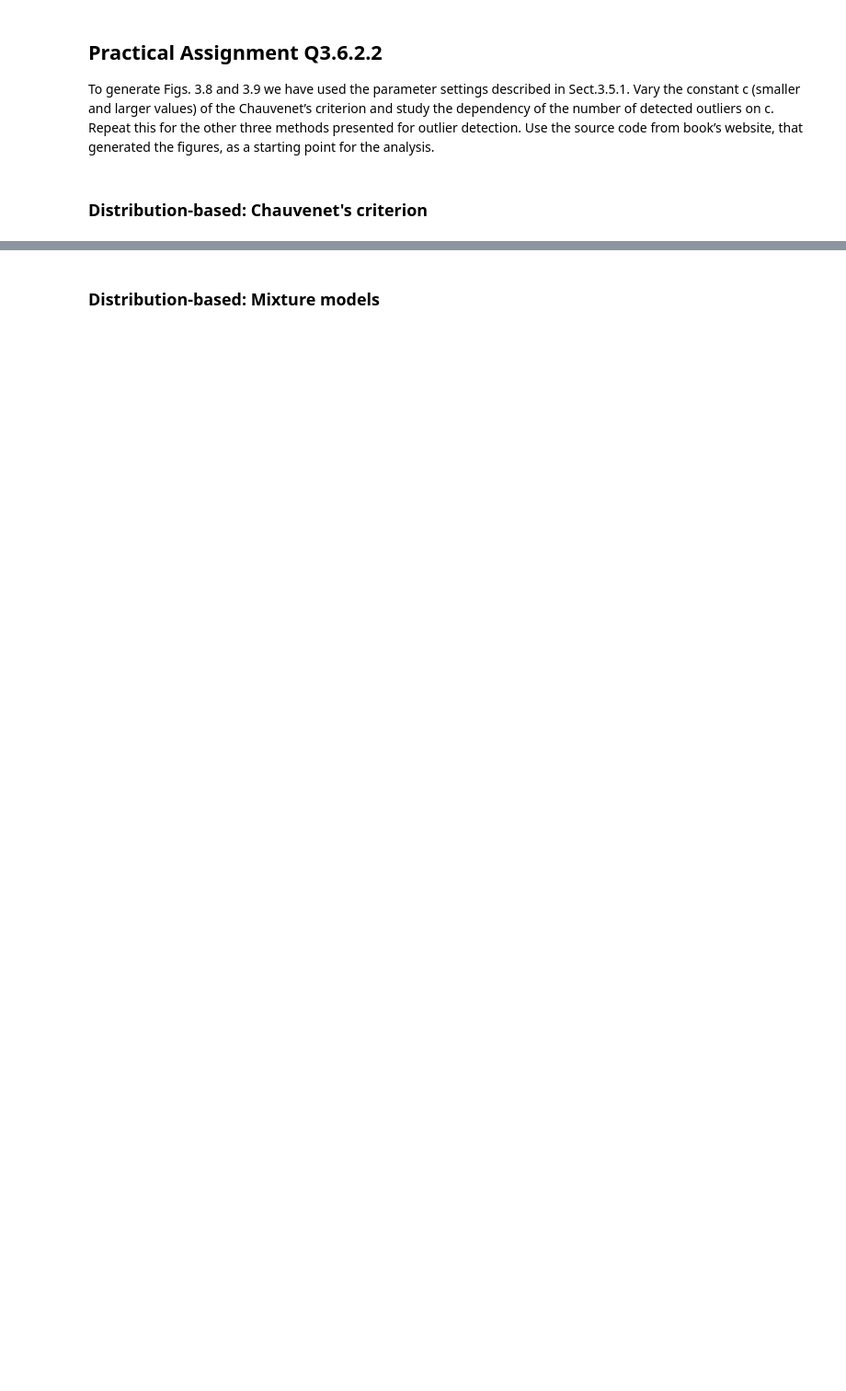
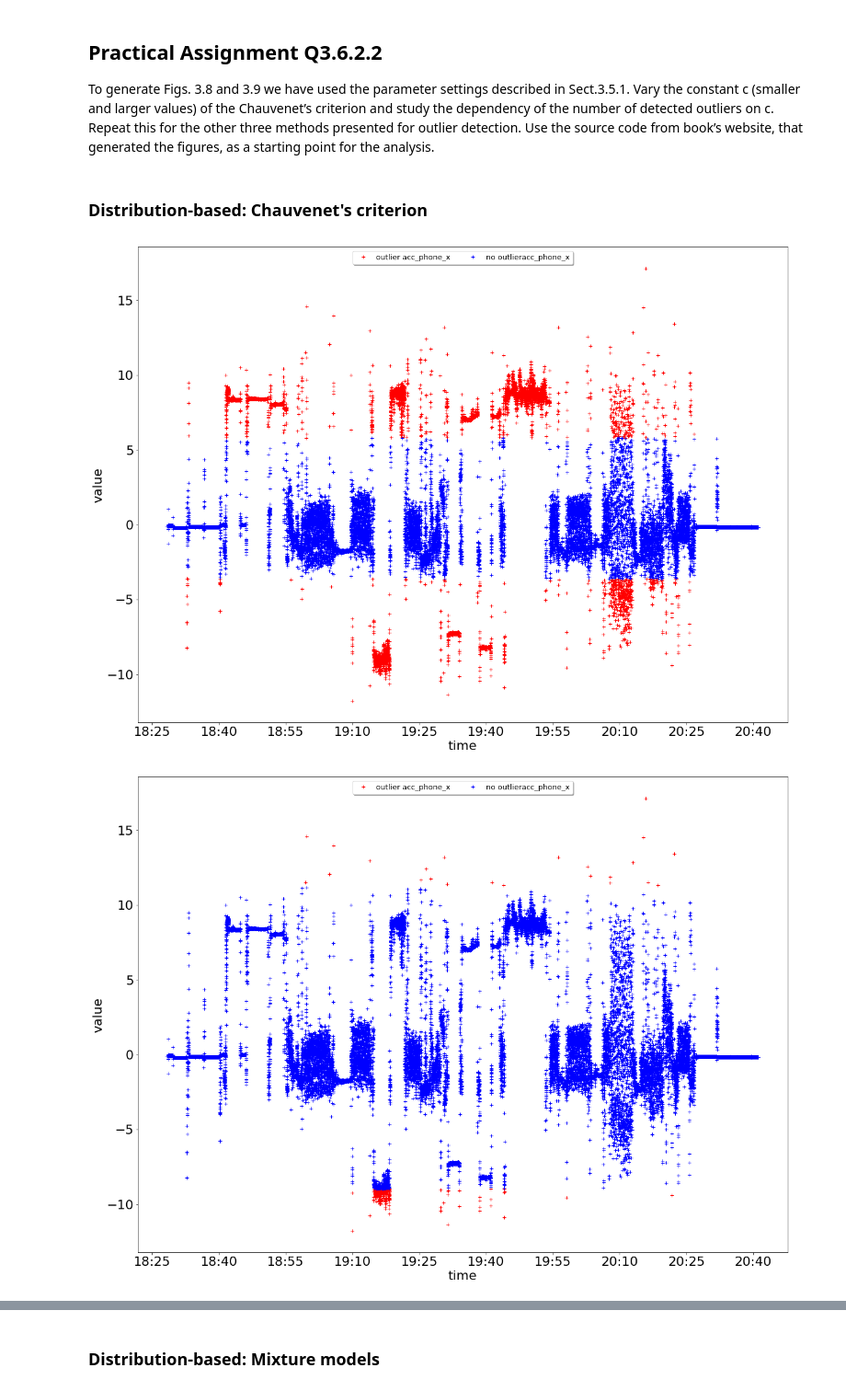
Before and after one commit to davidstap/ML4QS, a Jupyter notebook: assignment1.ipynb, the cells around one changed output, grey strips where cells are left out. Shown at 92% size. Cells and saved outputs as stored; diff of their text form; code cells hidden in the pictures; blank space fills up the shorter version.

```diff
--- a/assignment1.ipynb
+++ b/assignment1.ipynb
@@ -248,16 +228,17 @@ ValueError: ordinal must be >= 1
 To generate Figs. 3.8 and 3.9 we have used the parameter settings described in Sect.3.5.1. Vary the constant c (smaller and larger values) of the Chauvenet’s criterion and study the dependency of the number of detected outliers on c. Repeat this for the other three methods presented for outlier detection. Use the source code from book’s website, that generated the figures, as a starting point for the analysis.
 # %% [markdown]
 ### Distribution-based: Chauvenet's criterion
-# %%
-from Chapter3.OutlierDetection import DistributionBasedOutlierDetection
-
-OutlierDistr = DistributionBasedOutlierDetection()
-
-data = pd.read_csv('./ML4QS-master/intermediate_datafiles/chapter2_result.csv', index_col=0)
-
-
-col = 'hr_watch_rate'
-
-
-dataset_outliers_chauvenet = OutlierDistr.chauvenet(copy.deepcopy(data), col)
-# DataViz.plot_binary_outliers(dataset, col, col + '_outlier')
+# %%
+from Chapter3.OutlierDetection import DistributionBasedOutlierDetection
+
+col = 'acc_phone_x'
+OutlierDistr = DistributionBasedOutlierDetection()
+# %%
+for c in [0.0001,0.001,0.1,1,2]:
+    dataset_outliers_chauvenet = OutlierDistr.chauvenet(copy.deepcopy(data), col, c)
+    DataViz.plot_binary_outliers(dataset_outliers_chauvenet, col, col + '_outlier')
+
+# higher c corresponds to higher chance that outliers are truly outliers
+# %% [output]
+[figure, added]
+[figure, added]
```
Also changed, not shown: parts of 15 cells of this notebook, 6 other files.
